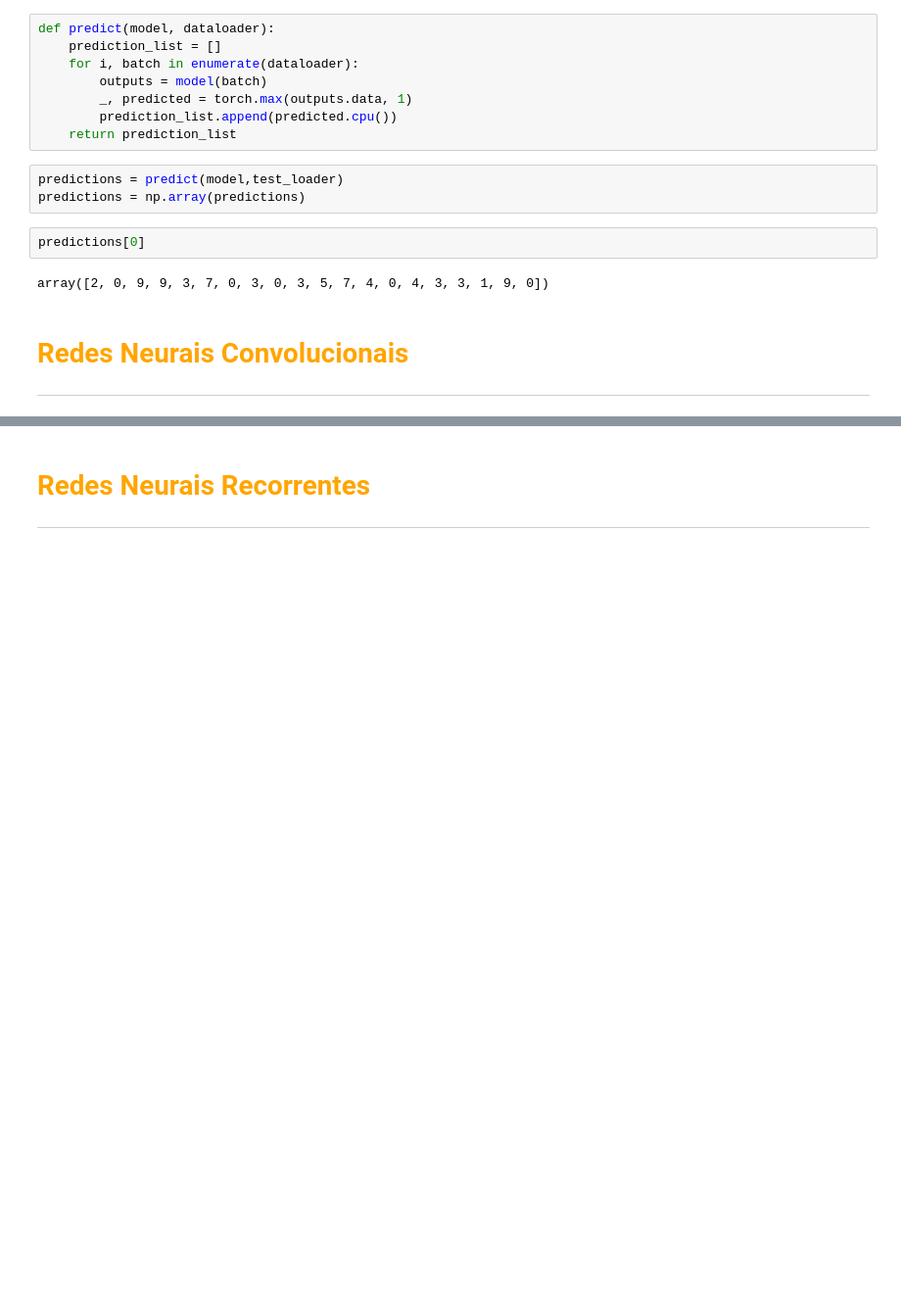
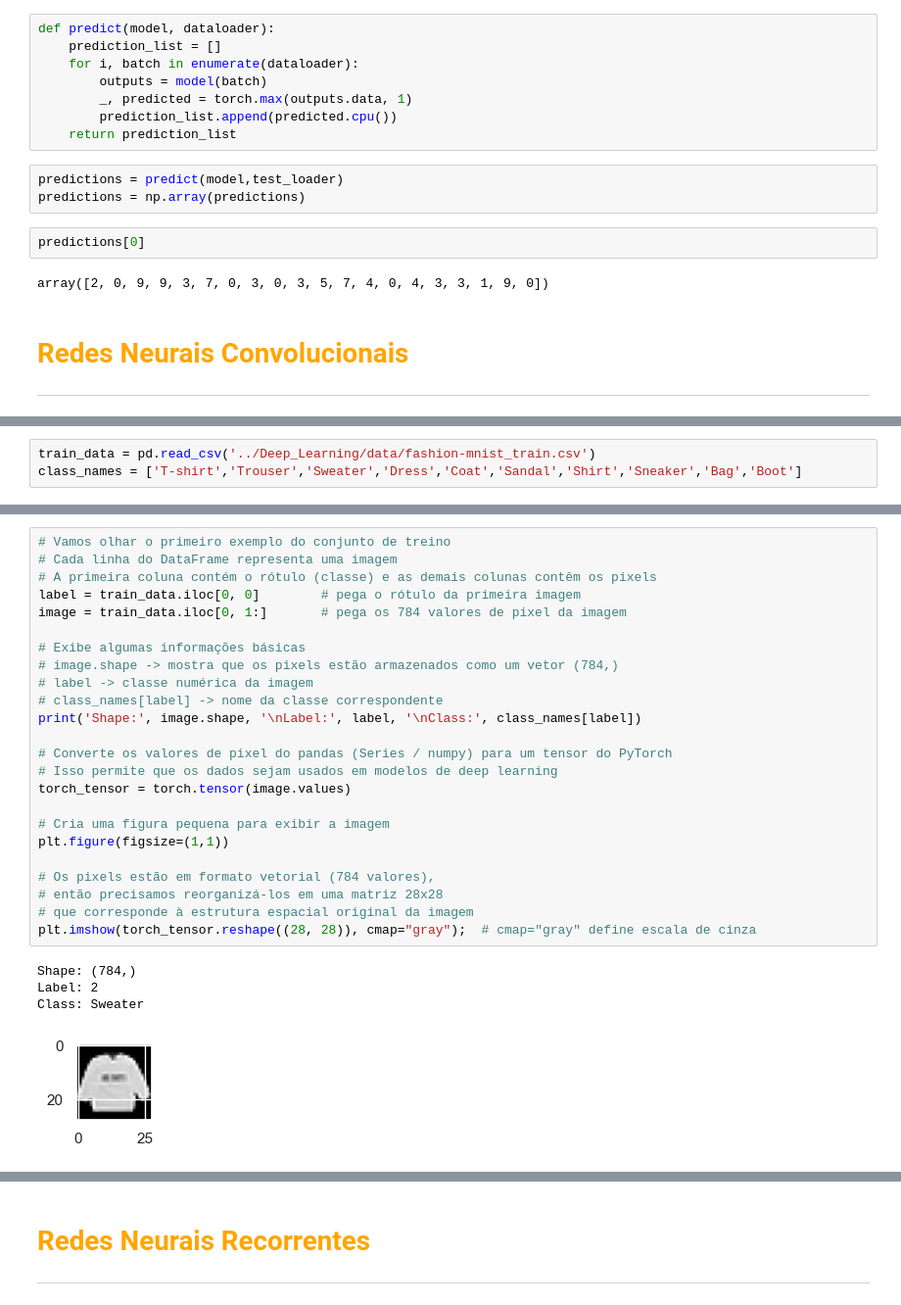
Before and after one commit to leonardovargas10/Pesquisa_Aplicada_Modelagem, a Jupyter notebook: Deep_Learning/01_Deep_Learning.ipynb, the cells around one changed output, grey strips where cells are left out. Shown at 98% size. Drawn from its saved outputs; the diff is of its cells as text; blank space fills up the shorter version.

```diff
--- a/Deep_Learning/01_Deep_Learning.ipynb
+++ b/Deep_Learning/01_Deep_Learning.ipynb
@@ -3981,0 +4754,3 @@ https://www.kaggle.com/code/mishki/getting-started-with-deep-learning-cnn-pytorc
+# %%
+train_data = pd.read_csv('../Deep_Learning/data/fashion-mnist_train.csv')
+class_names = ['T-shirt','Trouser','Sweater','Dress','Coat','Sandal','Shirt','Sneaker','Bag','Boot']
@@ -3981,0 +4767,29 @@ https://www.kaggle.com/code/mishki/getting-started-with-deep-learning-cnn-pytorc
+# %%
+# Vamos olhar o primeiro exemplo do conjunto de treino
+# Cada linha do DataFrame representa uma imagem
+# A primeira coluna contém o rótulo (classe) e as demais colunas contêm os pixels
+label = train_data.iloc[0, 0]        # pega o rótulo da primeira imagem
+image = train_data.iloc[0, 1:]       # pega os 784 valores de pixel da imagem
+
+# Exibe algumas informações básicas
+# image.shape -> mostra que os pixels estão armazenados como um vetor (784,)
+# label -> classe numérica da imagem
+# class_names[label] -> nome da classe correspondente
+print('Shape:', image.shape, '\nLabel:', label, '\nClass:', class_names[label])
+
+# Converte os valores de pixel do pandas (Series / numpy) para um tensor do PyTorch
+# Isso permite que os dados sejam usados em modelos de deep learning
+torch_tensor = torch.tensor(image.values)
+
+# Cria uma figura pequena para exibir a imagem
+plt.figure(figsize=(1,1))
+
+# Os pixels estão em formato vetorial (784 valores),
+# então precisamos reorganizá-los em uma matriz 28x28
+# que corresponde à estrutura espacial original da imagem
+plt.imshow(torch_tensor.reshape((28, 28)), cmap="gray");  # cmap="gray" define escala de cinza
+# %% [output]
+Shape: (784,)
+Label: 2
+Class: Sweater
+[figure, added]
```
Also changed, not shown: parts of 31 cells of this notebook.
